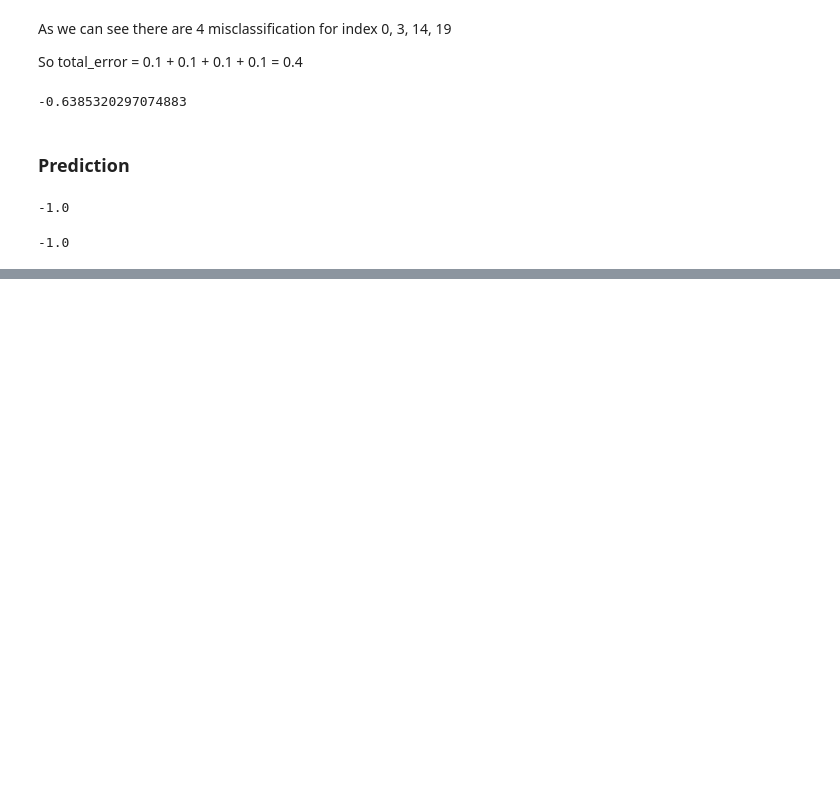
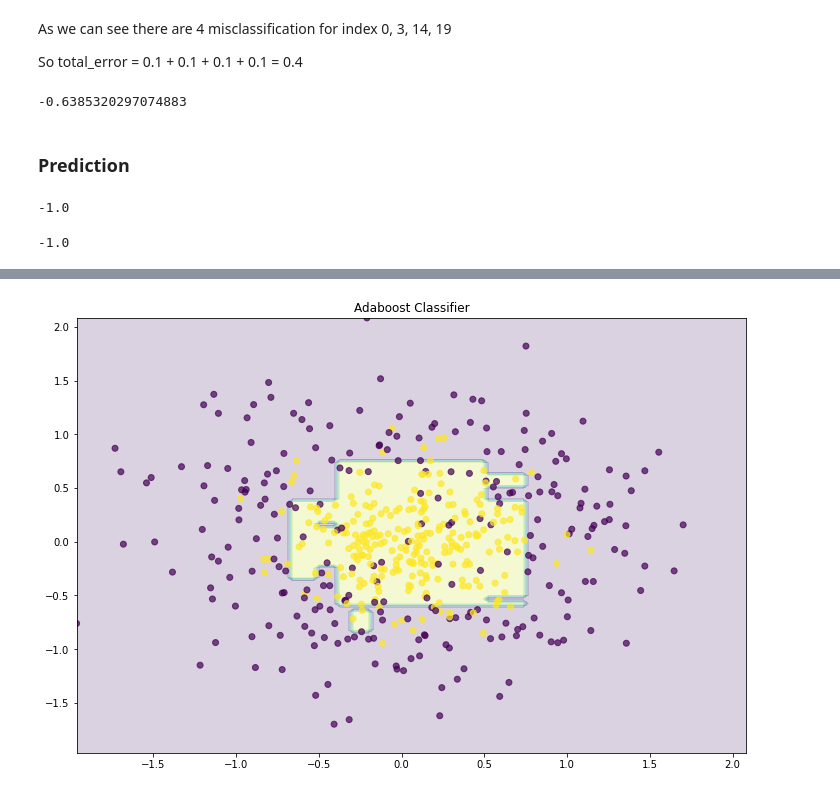
Before and after one commit to bpst-apps/machine-learning-algorithms, a Jupyter notebook: 05-Adaboost-Demo.ipynb, the cells around one changed output, grey strips where cells are left out. Saved outputs shown, nothing was run; the diff lists cells and outputs as text; code cells hidden in the pictures; blank space fills up the shorter version.

```diff
--- a/05-Adaboost-Demo.ipynb
+++ b/05-Adaboost-Demo.ipynb
@@ -495,0 +520,15 @@ np.sign(alpha_1 * pred_dt_1[0] + alpha_2 * pred_dt_2[0] + alpha_3 * pred_dt_3[0]
+# %%
+def plot_decision_boundary(clf):
+    plt.figure(figsize=(12, 8))
+    x_range = np.linspace(X.min(), X.max(), 100)
+    xx1, xx2 = np.meshgrid(x_range, x_range)
+    y_hat = clf.predict(np.c_[xx1.ravel(), xx2.ravel()])
+    y_hat = y_hat.reshape(xx1.shape)
+    plt.contourf(xx1, xx2, y_hat, alpha=0.2)
+    plt.scatter(X[:,0], X[:,1], c=y, cmap='viridis', alpha=.7)
+    plt.title("Adaboost Classifier")
+    plt.show()
+
+plot_decision_boundary(adaboost_classifier)
+# %% [output]
+[figure, added]
```
Also changed, not shown: parts of 13 cells of this notebook.
